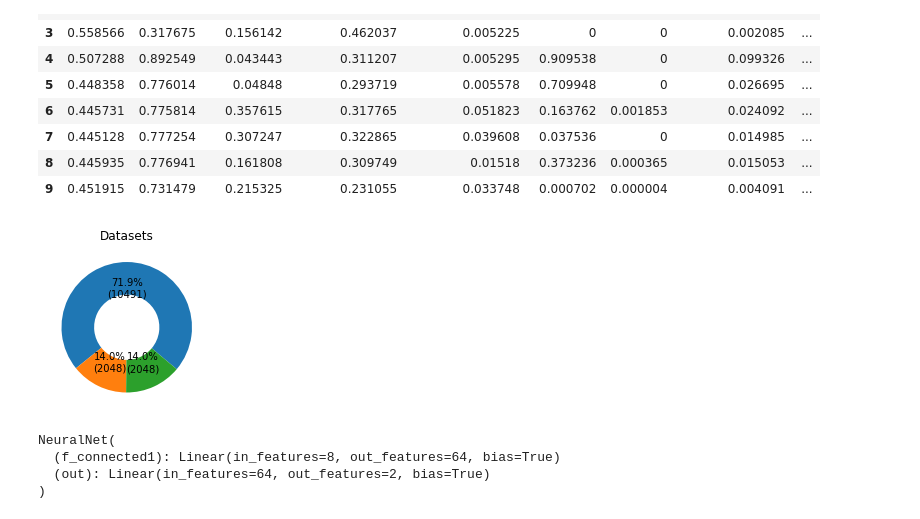
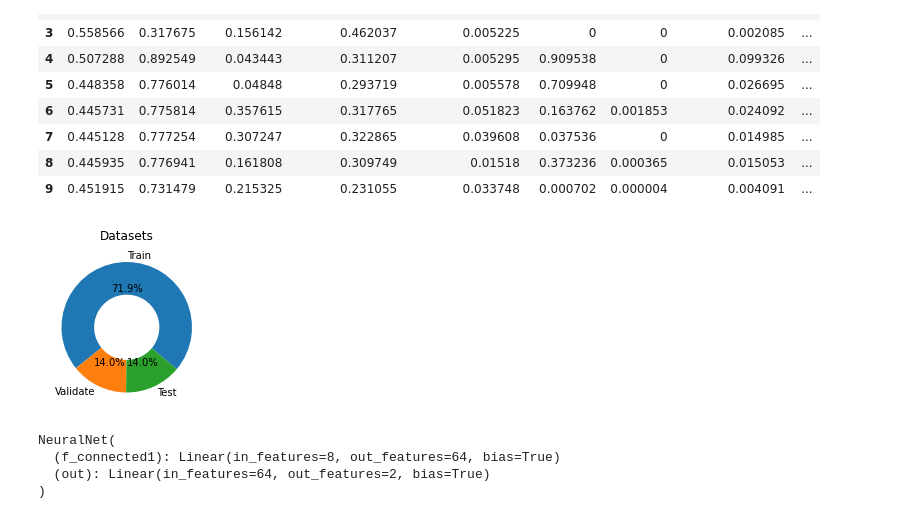
Before and after one commit to leomollmann/russo-ukrainian-war, a Jupyter notebook: Train.ipynb, the cells around one changed output. Cells and saved outputs as stored; diff of their text form; code cells hidden in the pictures.

```diff
--- a/Train.ipynb
+++ b/Train.ipynb
@@ -43,21 +43,18 @@ test_df = df.sample(n=2048)
 df.drop(test_df.index, inplace=True)
 # %%
 fig, ax = plt.subplots(figsize=(6, 3), subplot_kw=dict(aspect="equal"))
+fig.patch.set_facecolor('white')
 
-recipe = ["Train", "Validate", "Test"]
+labels = ["Train", "Validate", "Test"]
 data = [len(df), len(validation_df), len(test_df)]
 
-def func(pct, allvals):
-    absolute = int(np.round(pct/100.*np.sum(allvals)))
-    return "{:.1f}%\n({:d})".format(pct, absolute)
-
-ax.pie(data, wedgeprops=dict(width=0.5), startangle=-40, autopct=lambda pct: func(pct, data))
+ax.pie(data, wedgeprops=dict(width=0.5), labels=labels, startangle=-40, autopct='%1.1f%%')
 
 ax.set_title("Datasets")
 
 plt.show()
 # %% [output]
-[figure, old version]
+[figure, new version]
 # %%
 import torch
 from torch import nn
```
Also changed, not shown: 2 other files.
